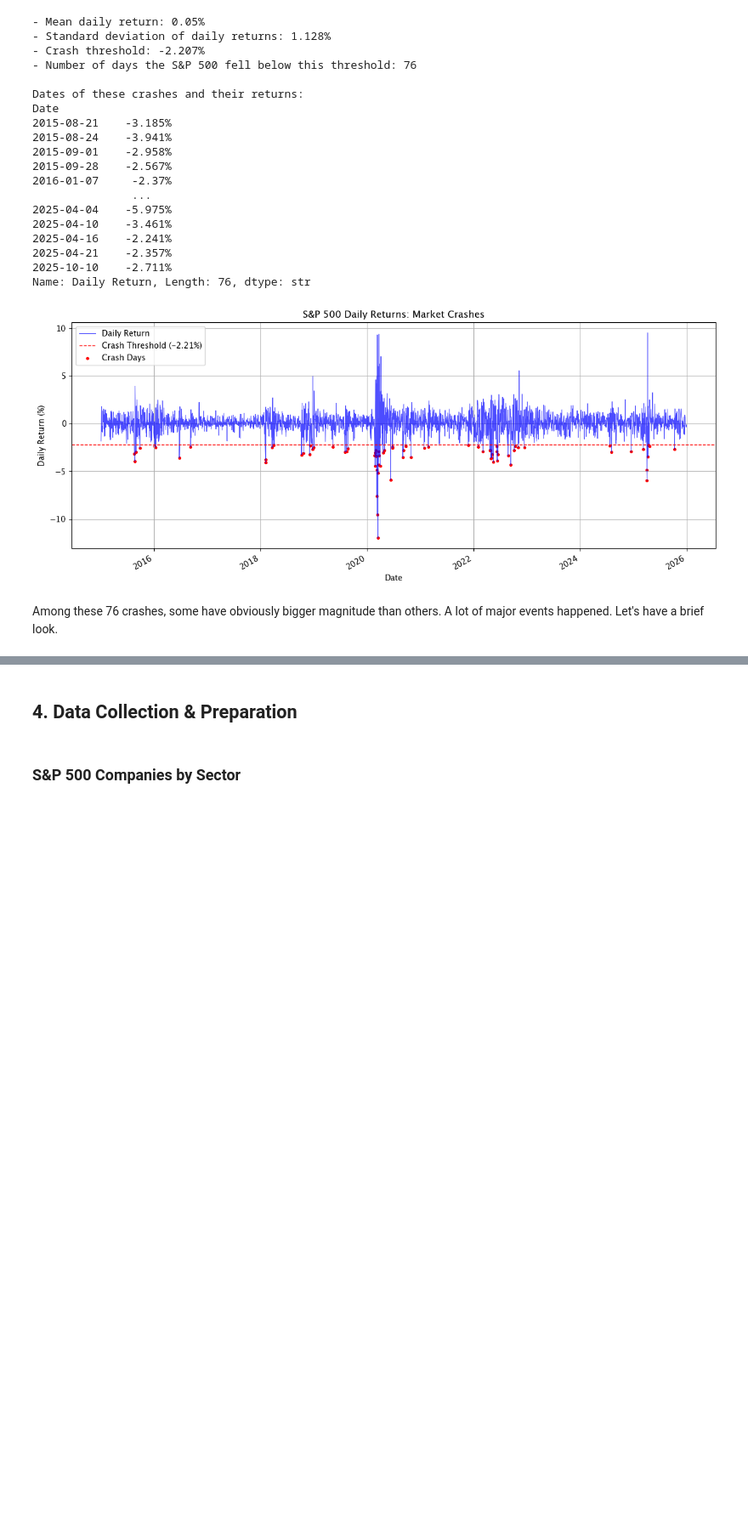
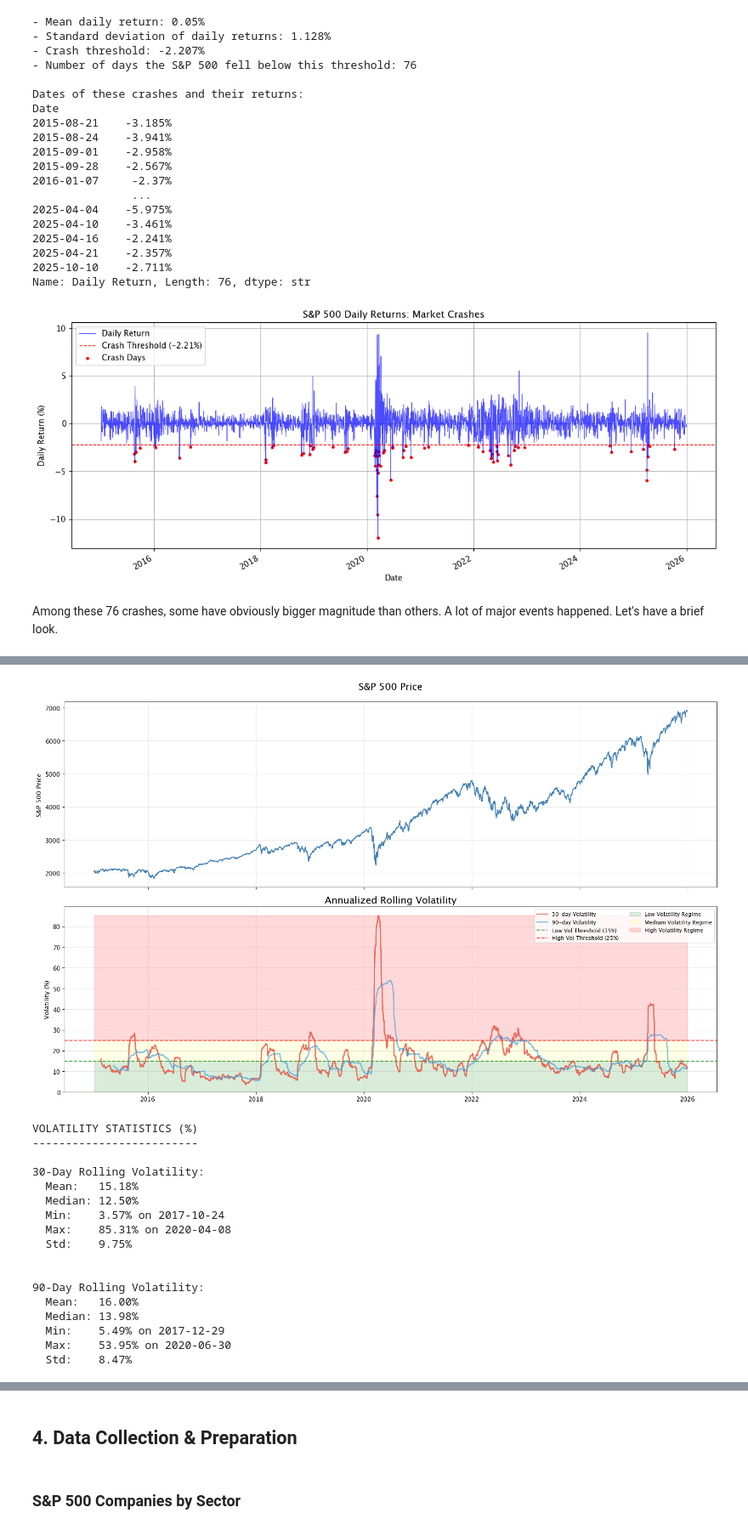
Before and after one commit to yannzg/sp500-rebounds, a Jupyter notebook: analysis.ipynb, the cells around one changed output, grey strips where cells are left out. Shown at 85% size. Saved outputs shown, nothing was run; the diff lists cells and outputs as text; code cells hidden in the pictures; blank space fills up the shorter version.

```diff
--- a/analysis.ipynb
+++ b/analysis.ipynb
@@ -292,0 +295,78 @@ Rolling volatility is the standard deviation of returns over a period of past ob
+# %%
+# Rolling Volatility Analysis
+
+sp500["Vol_30d"] = sp500["Daily Return"].rolling(window=30).std() * np.sqrt(252) * 100
+sp500["Vol_90d"] = sp500["Daily Return"].rolling(window=90).std() * np.sqrt(252) * 100
+
+vol_low_threshold = 15   # Below 15% = low volatility
+vol_high_threshold = 25  # Above 25% = high volatility
+
+fig, (ax1, ax2) = plt.subplots(2, 1, figsize=(16, 10), sharex=True)
+
+# Price
+ax1.plot(sp500.index, sp500["Close"], linewidth=1.5, color="steelblue", label="S&P 500")
+ax1.set_title("S&P 500 Price", fontsize=16, pad=20)
+ax1.set_ylabel("S&P 500 Price", fontsize=11, weight='bold')
+ax1.grid(True, alpha=0.3)
+
+# Volatility with regime zones
+ax2.plot(sp500.index, sp500["Vol_30d"], label="30-day Volatility", linewidth=2, alpha=0.8, color='#e74c3c', zorder=3)
+ax2.plot(sp500.index, sp500["Vol_90d"], label="90-day Volatility", linewidth=2, alpha=0.6, color='#3498db', zorder=3)
+
+ax2.axhline(y=vol_low_threshold, color='green', linestyle='--', linewidth=1.5, alpha=0.7, label=f'Low Vol Threshold ({vol_low_threshold}%)', zorder=2)
+ax2.axhline(y=vol_high_threshold, color='red', linestyle='--', linewidth=1.5, alpha=0.7, label=f'High Vol Threshold ({vol_high_threshold}%)', zorder=2)
+
+# Shade regime zones
+ax2.fill_between(sp500.index, 0, vol_low_threshold, alpha=0.15, color='green', label='Low Volatility Regime', zorder=1)
+ax2.fill_between(sp500.index, vol_low_threshold, vol_high_threshold, alpha=0.1, color='yellow', label='Medium Volatility Regime', zorder=1)
+ax2.fill_between(sp500.index, vol_high_threshold, sp500["Vol_30d"].max(), alpha=0.15, color='red', label='High Volatility Regime', zorder=1)
+
+ax2.set_title("Annualized Rolling Volatility", fontsize=16, weight='bold')
+ax2.set_ylabel("Volatility (%)", fontsize=11, weight='bold')
+ax2.legend(loc='upper right', fontsize=9, ncol=2)
+ax2.grid(True, alpha=0.3)
+ax2.set_ylim(0, None)
+
+plt.tight_layout()
+plt.show()
+
+
+print("VOLATILITY STATISTICS (%)")
+print("-" * 25)
+
+print(f"""
+30-Day Rolling Volatility:
+  Mean:   {sp500["Vol_30d"].mean():.2f}%
+  Median: {sp500["Vol_30d"].median():.2f}%
+  Min:    {sp500["Vol_30d"].min():.2f}% on {sp500["Vol_30d"].idxmin().date()}
+  Max:    {sp500["Vol_30d"].max():.2f}% on {sp500["Vol_30d"].idxmax().date()}
+  Std:    {sp500["Vol_30d"].std():.2f}%
+""")
+
+print(f"""
+90-Day Rolling Volatility:
+  Mean:   {sp500["Vol_90d"].mean():.2f}%
+  Median: {sp500["Vol_90d"].median():.2f}%
+  Min:    {sp500["Vol_90d"].min():.2f}% on {sp500["Vol_90d"].idxmin().date()}
+  Max:    {sp500["Vol_90d"].max():.2f}% on {sp500["Vol_90d"].idxmax().date()}
+  Std:    {sp500["Vol_90d"].std():.2f}%
+""")
+# %% [output]
+[figure, added]
+VOLATILITY STATISTICS (%)
+-------------------------
+
+30-Day Rolling Volatility:
+  Mean:   15.18%
+  Median: 12.50%
+  Min:    3.57% on 2017-10-24
+  Max:    85.31% on 2020-04-08
+  Std:    9.75%
+
+
+90-Day Rolling Volatility:
+  Mean:   16.00%
+  Median: 13.98%
+  Min:    5.49% on 2017-12-29
+  Max:    53.95% on 2020-06-30
+  Std:    8.47%
```
Also changed, not shown: parts of 6 cells of this notebook.
